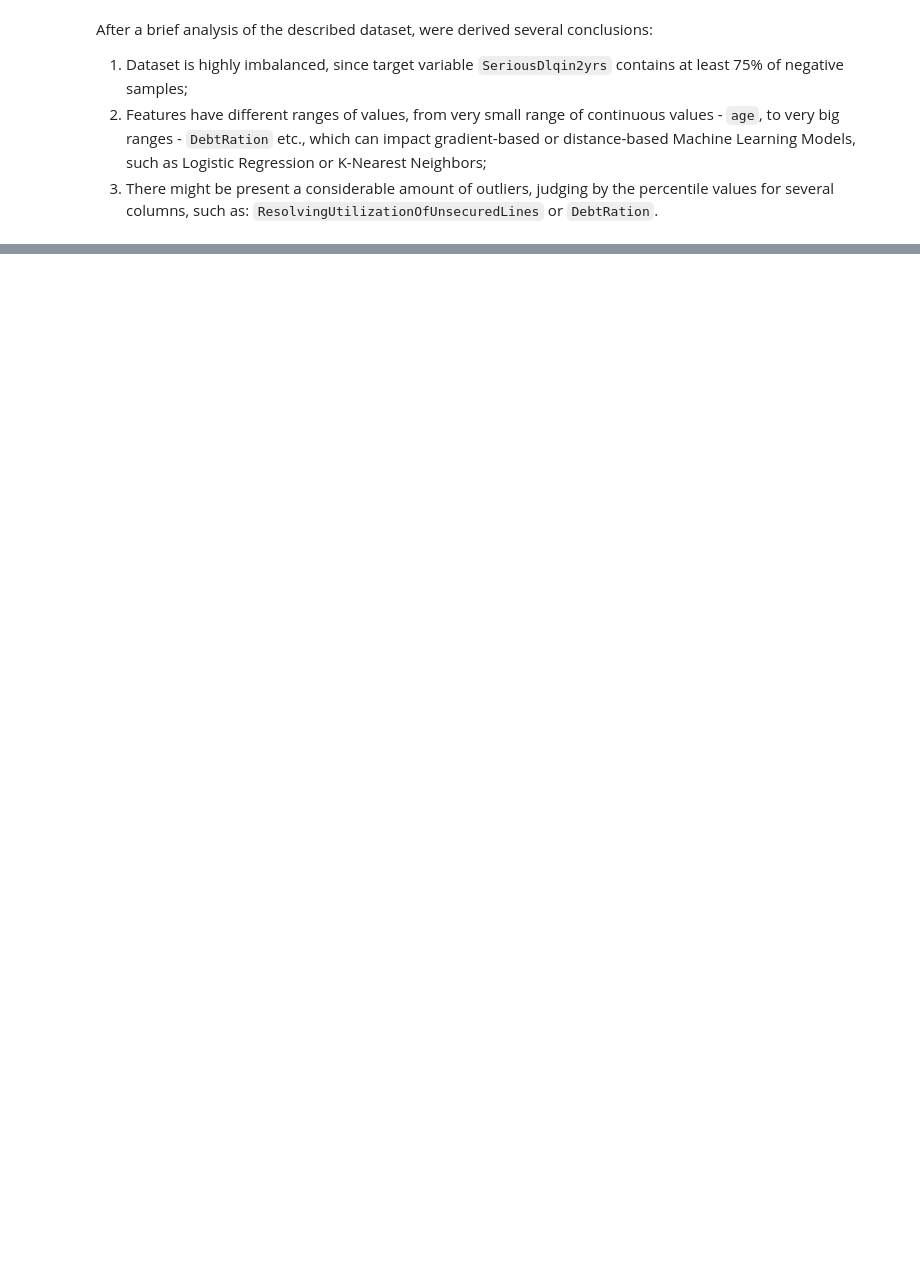
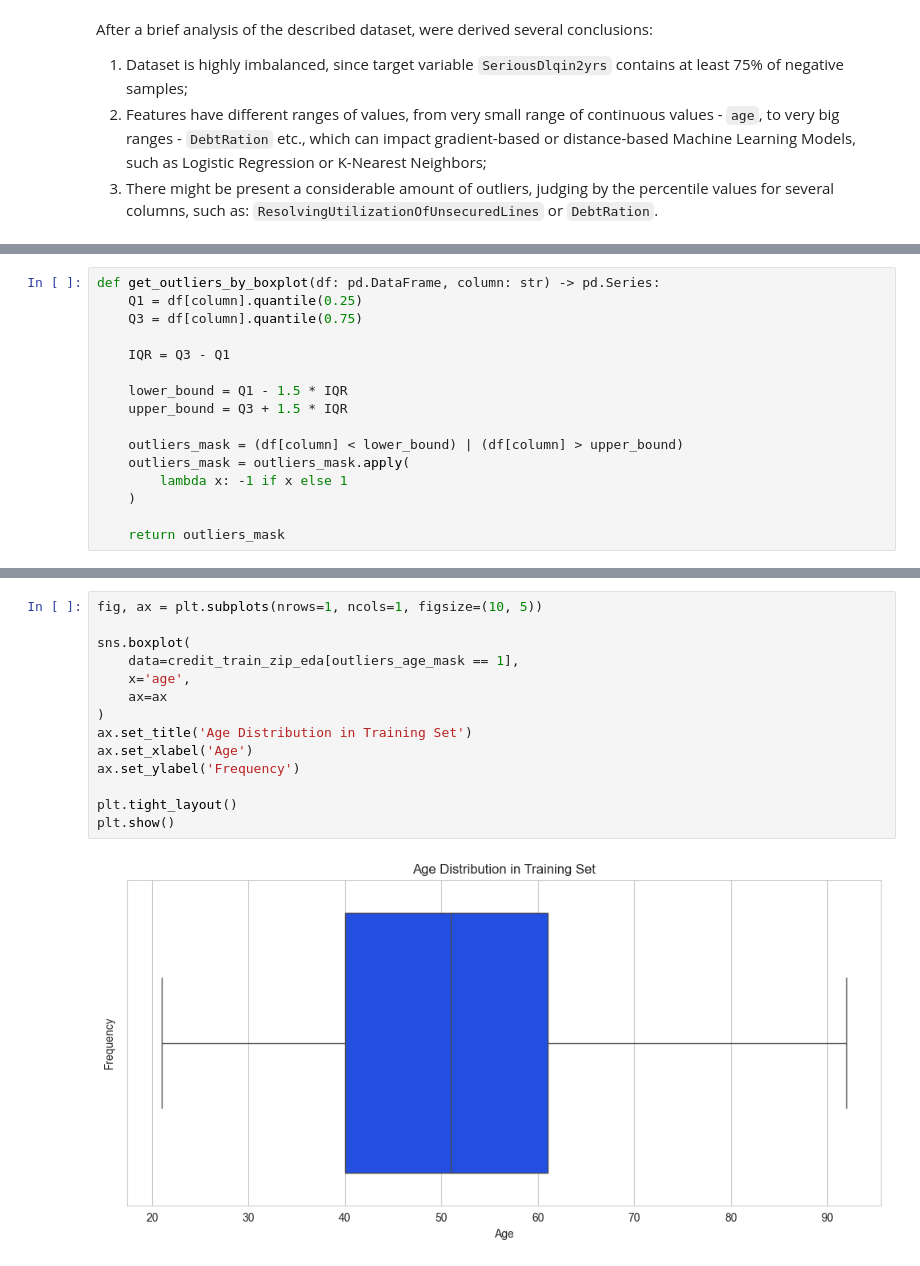
Before and after one commit to Ghenntoggy1/Sigmoid-ML-Tasks, a Jupyter notebook: Pre_Exam_2_Give_Me_Some_Credit_Classification/Pre_Exam_2_Give_Me_Some_Credit_Classification.ipynb, the cells around one changed output, grey strips where cells are left out. Drawn from its saved outputs; the diff is of its cells as text; blank space fills up the shorter version.

```diff
--- a/Pre_Exam_2_Give_Me_Some_Credit_Classification/Pre_Exam_2_Give_Me_Some_Credit_Classification.ipynb
+++ b/Pre_Exam_2_Give_Me_Some_Credit_Classification/Pre_Exam_2_Give_Me_Some_Credit_Classification.ipynb
@@ -166,0 +260,16 @@ After a brief analysis of the described dataset, were derived several conclusion
+# %%
+def get_outliers_by_boxplot(df: pd.DataFrame, column: str) -> pd.Series:
+    Q1 = df[column].quantile(0.25)
+    Q3 = df[column].quantile(0.75)
+
+    IQR = Q3 - Q1
+
+    lower_bound = Q1 - 1.5 * IQR
+    upper_bound = Q3 + 1.5 * IQR
+
+    outliers_mask = (df[column] < lower_bound) | (df[column] > upper_bound)
+    outliers_mask = outliers_mask.apply(
+        lambda x: -1 if x else 1
+    )
+
+    return outliers_mask
@@ -166,0 +289,16 @@ After a brief analysis of the described dataset, were derived several conclusion
+# %%
+fig, ax = plt.subplots(nrows=1, ncols=1, figsize=(10, 5))
+
+sns.boxplot(
+    data=credit_train_zip_eda[outliers_age_mask == 1],
+    x='age',
+    ax=ax
+)
+ax.set_title('Age Distribution in Training Set')
+ax.set_xlabel('Age')
+ax.set_ylabel('Frequency')
+
+plt.tight_layout()
+plt.show()
+# %% [output]
+[figure, added]
```
Also changed, not shown: parts of 97 cells of this notebook.
